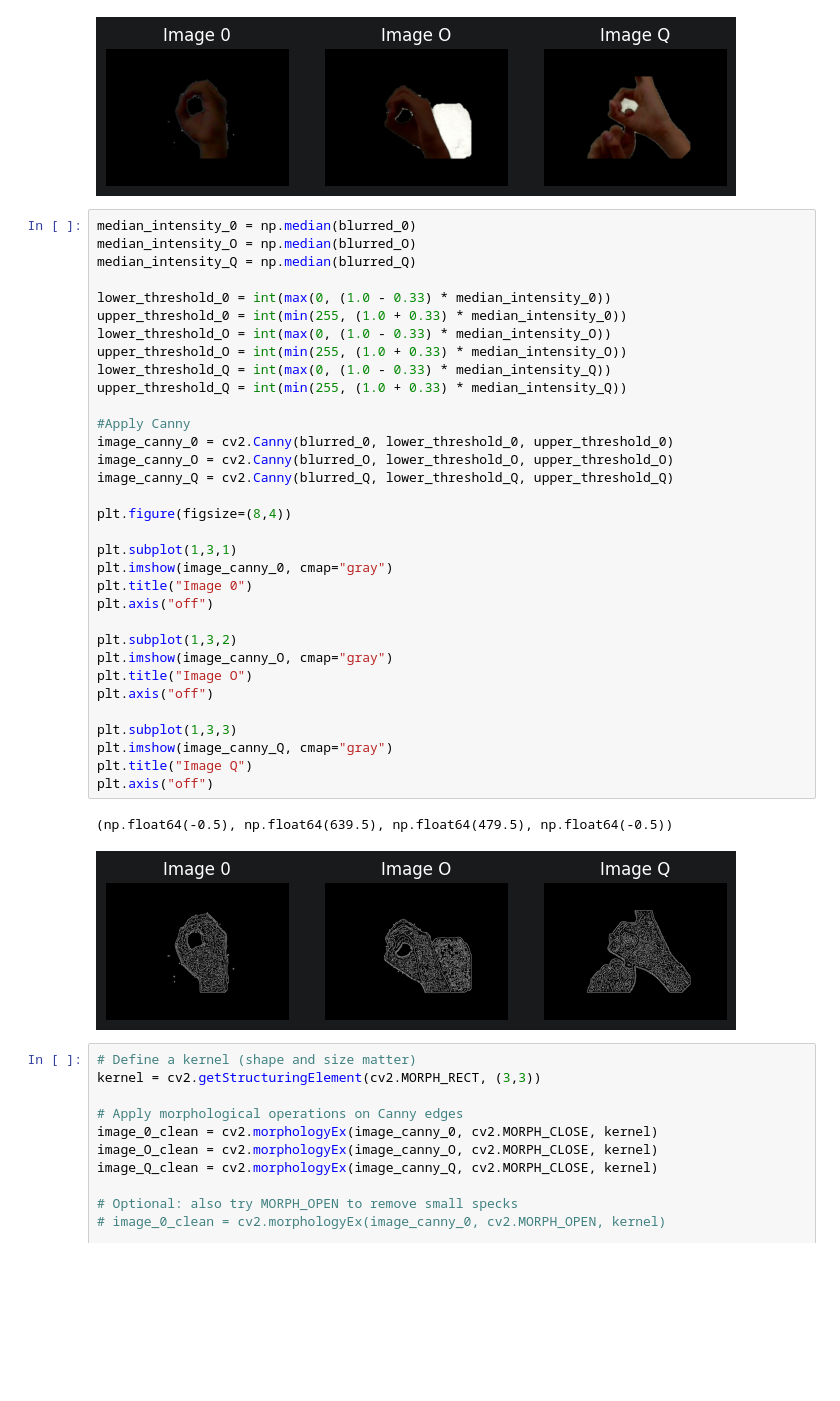
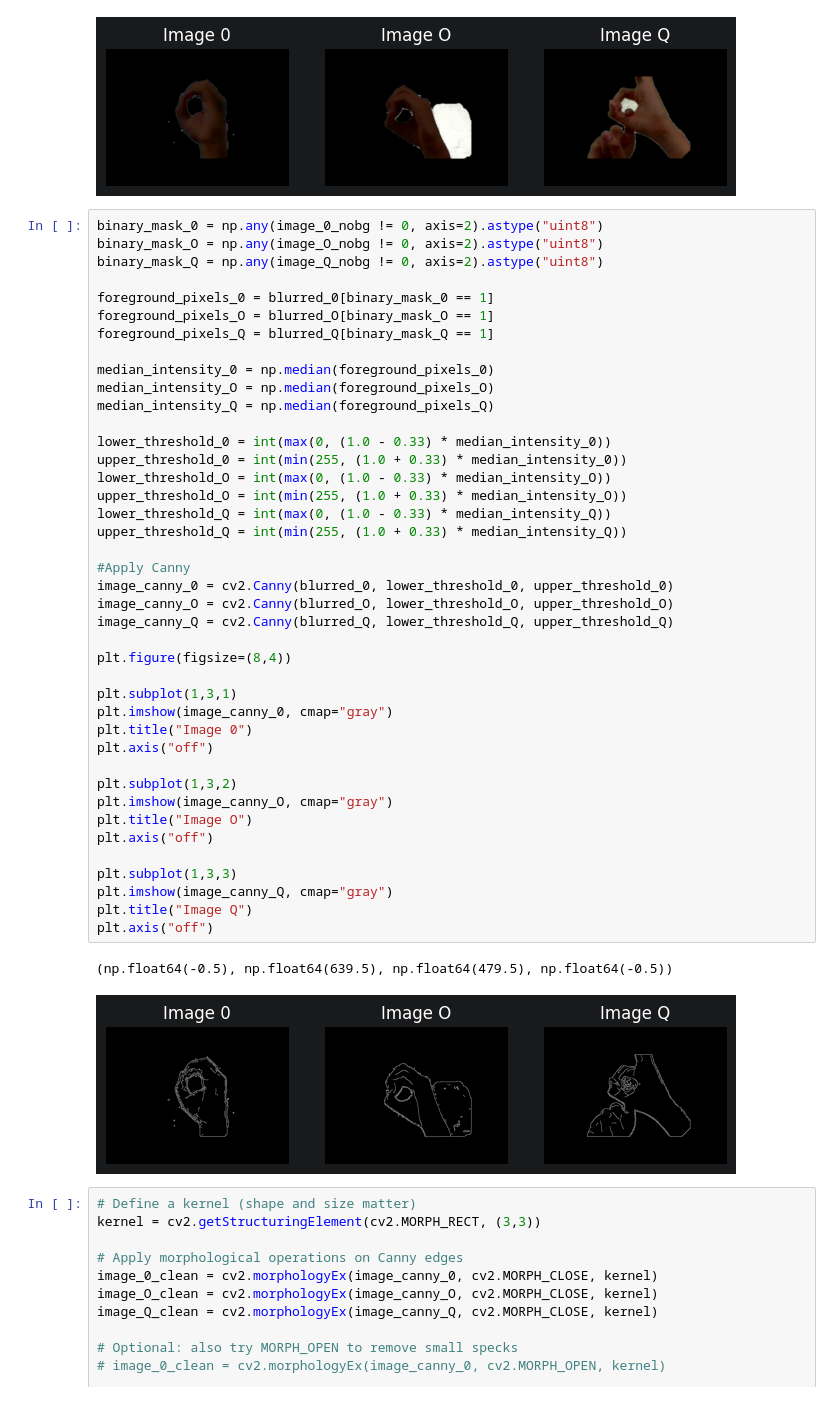
Before and after one commit to aviksarkar0204-stack/AI_Lab_Project, a Jupyter notebook: 01_Data_Exploration_new.ipynb, the cells around one changed output. Drawn from its saved outputs; the diff is of its cells as text; blank space fills up the shorter version.

Commit message:
Refactor median intensity calculations to include only foreground pixels in 01_Data_Exploration_new notebook

```diff
--- a/01_Data_Exploration_new.ipynb
+++ b/01_Data_Exploration_new.ipynb
@@ -153,41 +153,49 @@ plt.show()
 # %% [output]
 [figure]
 # %%
-median_intensity_0 = np.median(blurred_0)
-median_intensity_O = np.median(blurred_O)
-median_intensity_Q = np.median(blurred_Q)
+binary_mask_0 = np.any(image_0_nobg != 0, axis=2).astype("uint8")
+binary_mask_O = np.any(image_O_nobg != 0, axis=2).astype("uint8")
+binary_mask_Q = np.any(image_Q_nobg != 0, axis=2).astype("uint8")
+
+foreground_pixels_0 = blurred_0[binary_mask_0 == 1]
+foreground_pixels_O = blurred_O[binary_mask_O == 1]
+foreground_pixels_Q = blurred_Q[binary_mask_Q == 1]
+
+median_intensity_0 = np.median(foreground_pixels_0)
+median_intensity_O = np.median(foreground_pixels_O)
+median_intensity_Q = np.median(foreground_pixels_Q)
 
 lower_threshold_0 = int(max(0, (1.0 - 0.33) * median_intensity_0))
 upper_threshold_0 = int(min(255, (1.0 + 0.33) * median_intensity_0))
 lower_threshold_O = int(max(0, (1.0 - 0.33) * median_intensity_O))
 upper_threshold_O = int(min(255, (1.0 + 0.33) * median_intensity_O))
 lower_threshold_Q = int(max(0, (1.0 - 0.33) * median_intensity_Q))
 upper_threshold_Q = int(min(255, (1.0 + 0.33) * median_intensity_Q))
 
 #Apply Canny
 image_canny_0 = cv2.Canny(blurred_0, lower_threshold_0, upper_threshold_0)
 image_canny_O = cv2.Canny(blurred_O, lower_threshold_O, upper_threshold_O)
 image_canny_Q = cv2.Canny(blurred_Q, lower_threshold_Q, upper_threshold_Q)
 
 plt.figure(figsize=(8,4))
 
 plt.subplot(1,3,1)
 plt.imshow(image_canny_0, cmap="gray")
 plt.title("Image 0")
 plt.axis("off")
 
 plt.subplot(1,3,2)
 plt.imshow(image_canny_O, cmap="gray")
 plt.title("Image O")
 plt.axis("off")
 
 plt.subplot(1,3,3)
 plt.imshow(image_canny_Q, cmap="gray")
 plt.title("Image Q")
 plt.axis("off")
 # %% [output]
 (np.float64(-0.5), np.float64(639.5), np.float64(479.5), np.float64(-0.5))
-[figure, old version]
+[figure, new version]
 # %%
 # Define a kernel (shape and size matter)
 kernel = cv2.getStructuringElement(cv2.MORPH_RECT, (3,3))
```
